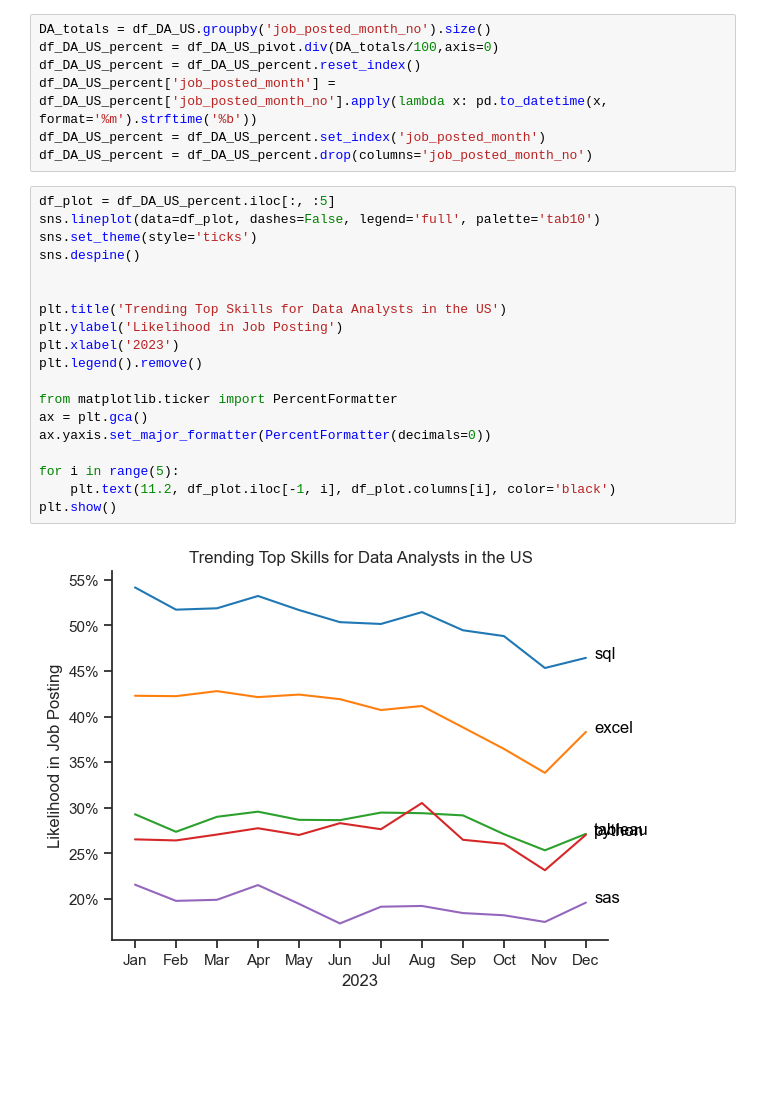
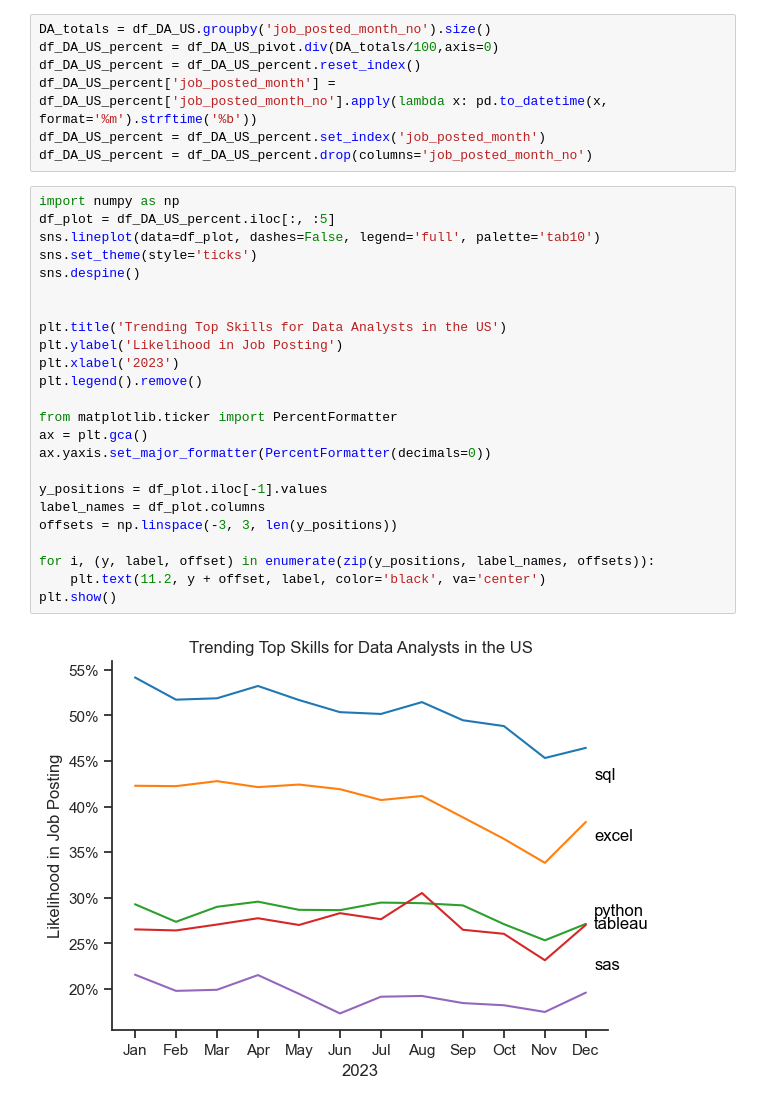
Before and after one commit to George-yandem/data_project, a Jupyter notebook: Project/3_Skill_Trend.ipynb, the cells around one changed output. Cells and saved outputs as stored; diff of their text form; blank space fills up the shorter version.

Commit message:
label overlap issue fixed

```diff
--- a/Project/3_Skill_Trend.ipynb
+++ b/Project/3_Skill_Trend.ipynb
@@ -27,23 +27,28 @@ df_DA_US_percent['job_posted_month'] = df_DA_US_percent['job_posted_month_no'].a
 df_DA_US_percent = df_DA_US_percent.set_index('job_posted_month')
 df_DA_US_percent = df_DA_US_percent.drop(columns='job_posted_month_no')
 # %%
+import numpy as np
 df_plot = df_DA_US_percent.iloc[:, :5]
 sns.lineplot(data=df_plot, dashes=False, legend='full', palette='tab10')
 sns.set_theme(style='ticks')
 sns.despine()
 
 
 plt.title('Trending Top Skills for Data Analysts in the US')
 plt.ylabel('Likelihood in Job Posting')
 plt.xlabel('2023')
 plt.legend().remove()
 
 from matplotlib.ticker import PercentFormatter
 ax = plt.gca()
 ax.yaxis.set_major_formatter(PercentFormatter(decimals=0))
 
-for i in range(5):
-    plt.text(11.2, df_plot.iloc[-1, i], df_plot.columns[i], color='black')
+y_positions = df_plot.iloc[-1].values
+label_names = df_plot.columns
+offsets = np.linspace(-3, 3, len(y_positions))
+
+for i, (y, label, offset) in enumerate(zip(y_positions, label_names, offsets)):
+    plt.text(11.2, y + offset, label, color='black', va='center')
 plt.show()
 # %% [output]
-[figure, old version]
+[figure, new version]
```
